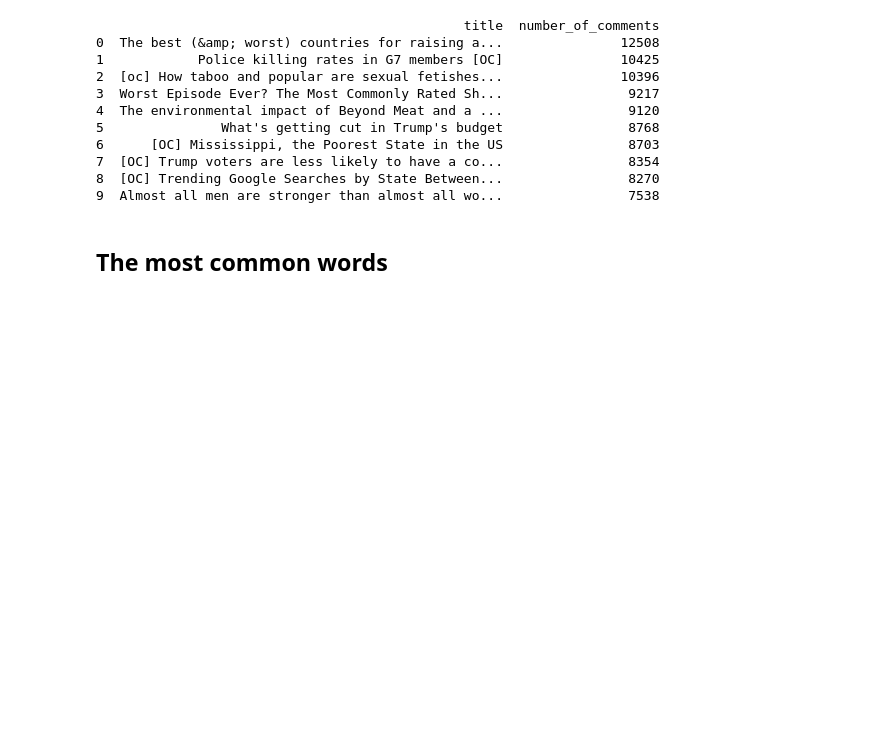
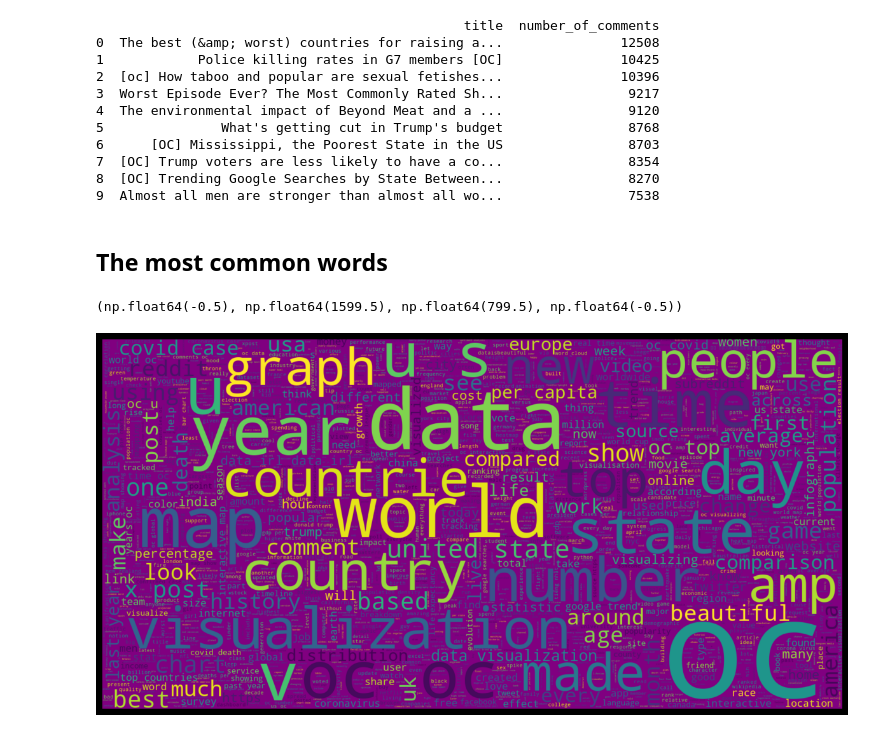
Before and after one commit to krasigarev/Exploratory-Data-Analysis-with-SQL, a Jupyter notebook: eda.ipynb, the cells around one changed output. Cells and saved outputs as stored; diff of their text form; code cells hidden in the pictures; blank space fills up the shorter version.

```diff
--- a/eda.ipynb
+++ b/eda.ipynb
@@ -224,3 +225,18 @@ print(ps.sqldf(q4, locals()))
 9  Almost all men are stronger than almost all wo...                7538
 # %% [markdown]
 ## The most common words
+# %%
+df['title'] = df['title'].fillna(value='')
+# %%
+word_string = " ".join(df['title'].str.lower())
+# %%
+plt.figure(figsize=(15,15))
+
+wc = WordCloud(background_color="purple", stopwords = STOPWORDS,  max_words=2000, max_font_size=300, width=1600, height=800)
+wc.generate(word_string)
+
+plt.imshow(wc.recolor(colormap="viridis", random_state=17), interpolation="bilinear")
+plt.axis("off")
+# %% [output]
+(np.float64(-0.5), np.float64(1599.5), np.float64(799.5), np.float64(-0.5))
+[figure, added]
```
Also changed, not shown: parts of 4 cells of this notebook.
